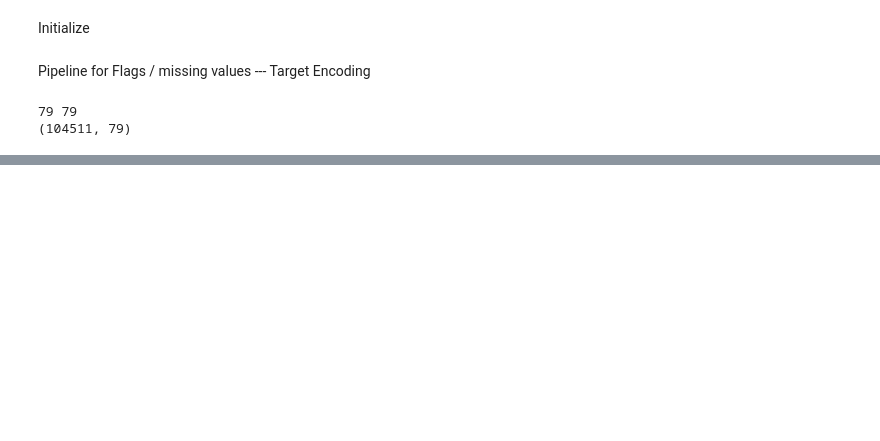
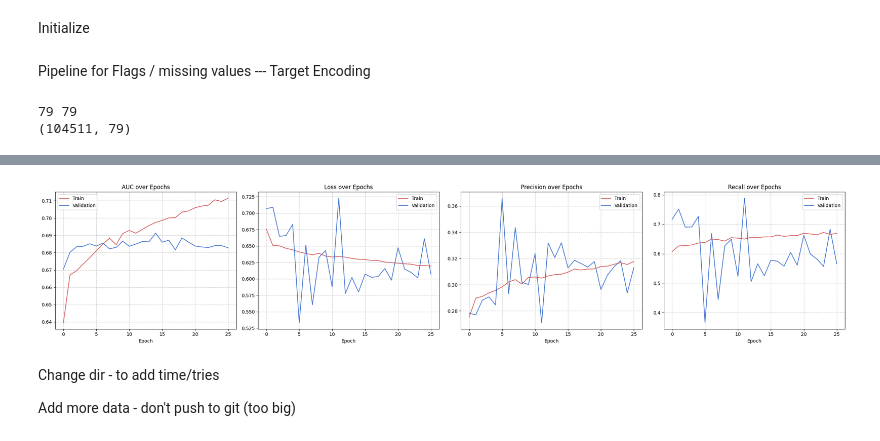
Before and after one commit to Mbu32/Credit-Default, a Jupyter notebook: ANN/ANN.ipynb, the cells around one changed output, grey strips where cells are left out. Saved outputs shown, nothing was run; the diff lists cells and outputs as text; code cells hidden in the pictures; blank space fills up the shorter version.

Commit message:
Learning Curve

```diff
--- a/ANN/ANN.ipynb
+++ b/ANN/ANN.ipynb
@@ -208,18 +244,28 @@ model = tf.keras.Sequential ([
     tf.keras.layers.Dense(50,activation='relu'),
     tf.keras.layers.Dense(1,activation='sigmoid')
 ])
-model.compile(optimizer='adam',loss='binary_crossentropy',metrics=['AUC'])
+model.compile(optimizer='adam',loss='binary_crossentropy',
+              metrics=[keras.metrics.AUC(name='AUC'),
+                       keras.metrics.Precision(name='precision'),
+                       keras.metrics.Recall(name='recall')])
 
 tensorboard_cb = tf.keras.callbacks.TensorBoard(log_dir='./baseline')
 early_stop_cb = tf.keras.callbacks.EarlyStopping(patience=20,restore_best_weights=True)
+
+
+class_weights = compute_class_weight(class_weight='balanced',classes=np.unique(y_train),
+                                     y=y_train)
+
+class_weight_dict= dict(enumerate(class_weights))
 
 
 history = model.fit(
     X_train1,y_train1,
     validation_data=(X_val,y_val),
     epochs=100,
-    callbacks=[tensorboard_cb],
-    batch_size=256
+    callbacks=[tensorboard_cb,early_stop_cb],
+    batch_size=256,
+    class_weight=class_weight_dict
 )
 # %% [output]
 Epoch 1/100
@@ -241,0 +288,29 @@ Epoch 100/100
+# %%
+def plot_history(history, metrics=[('AUC', 'AUC'), ('loss', 'Loss')]):
+    n = len(metrics)
+    fig, axes = plt.subplots(1, n, figsize=(6*n, 5))
+
+    for ax, (metric, title) in zip(axes, metrics):
+        ax.plot(history.history[metric],        label='Train',      color='#d65f5f')
+        ax.plot(history.history[f'val_{metric}'],label='Validation', color='#4878d0')
+        ax.set_title(title)
+        ax.set_xlabel('Epoch')
+        ax.legend()
+        ax.grid(True, linestyle='--', alpha=0.7)
+
+    plt.tight_layout()
+    #plt.savefig('Images_ann/LearningCurve_baseline.png', dpi=300, bbox_inches='tight')
+    plt.show()
+
+plot_history(history, metrics=[
+    ('AUC',       'AUC over Epochs'),
+    ('loss',      'Loss over Epochs'),
+    ('precision', 'Precision over Epochs'),
+    ('recall',    'Recall over Epochs')
+])
+# %% [output]
+[figure, added]
+# %% [markdown]
+Change dir - to add time/tries
+
+Add more data - don't push to git (too big)
```
Also changed, not shown: parts of 4 cells of this notebook, 4 other files.
